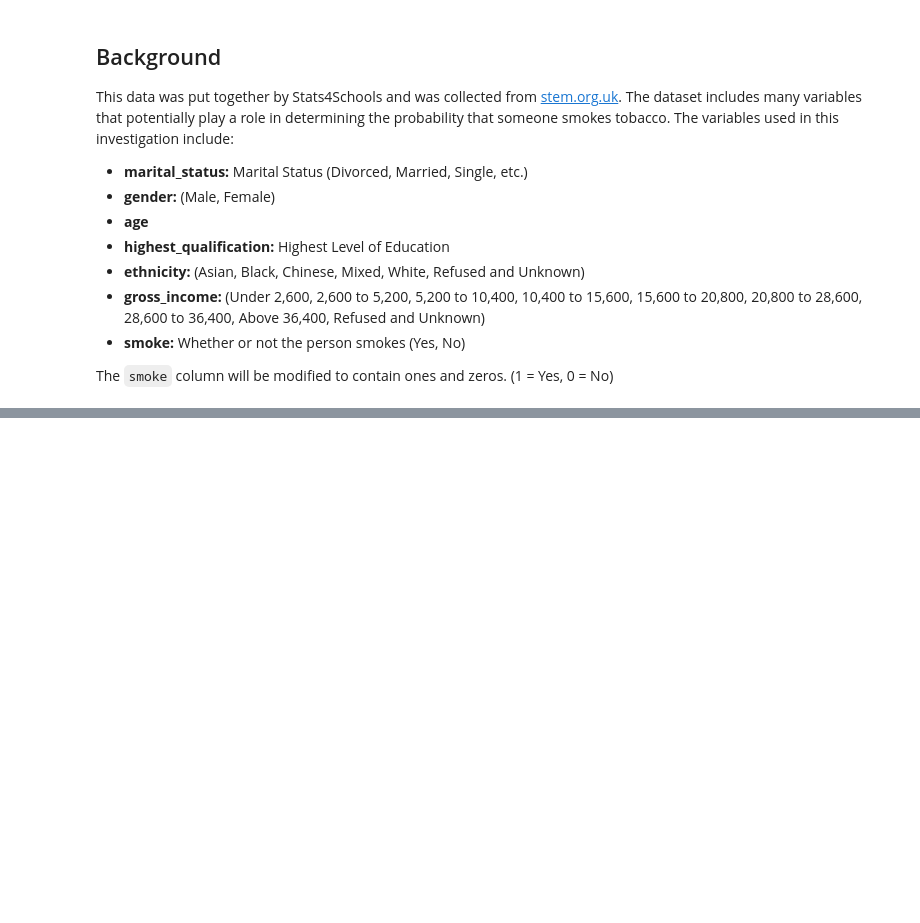
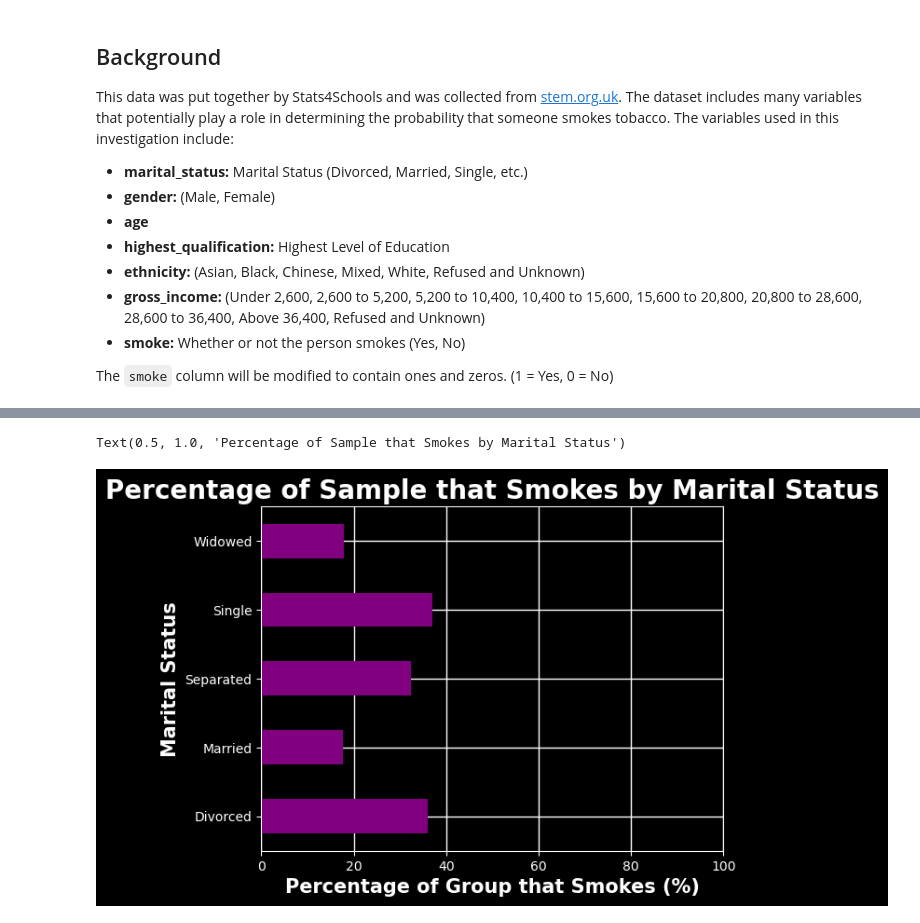
Before and after one commit to garrettcbert/UK-Smoking-Analysis, a Jupyter notebook: uk_smoking.ipynb, the cells around one changed output, grey strips where cells are left out. Cells and saved outputs as stored; diff of their text form; code cells hidden in the pictures; blank space fills up the shorter version.

```diff
--- a/uk_smoking.ipynb
+++ b/uk_smoking.ipynb
@@ -151,2 +45,14 @@ The confidence interval created using a 95% confidence level is heavily shifted
-# %% [markdown]
-#
+# %%
+graph_1_df = sqldf("select marital_status, count(*) as total, sum(smoke) as total_smoke from smoking_df group by marital_status", locals())
+plt.style.use("dark_background")
+graph_1_df = graph_1_df.set_index("marital_status")
+graph_1_df["Percentage of Group that Smokes"] = (graph_1_df["total_smoke"] / graph_1_df["total"]) * 100
+
+ax = (graph_1_df["Percentage of Group that Smokes"]).plot.barh(color = "purple")
+ax.set_xlabel("Percentage of Group that Smokes (%)", fontdict = {"fontweight": "bold", "fontsize" : 15})
+ax.set_ylabel("Marital Status", fontdict = {"fontweight" : "bold", "fontsize": 15})
+ax.set_xbound([0, 100])
+ax.set_title("Percentage of Sample that Smokes by Marital Status", fontdict = {"fontsize" : 20, "fontweight": "bold"})
+# %% [output]
+Text(0.5, 1.0, 'Percentage of Sample that Smokes by Marital Status')
+[figure, added]
```
Also changed, not shown: parts of 16 cells of this notebook.
